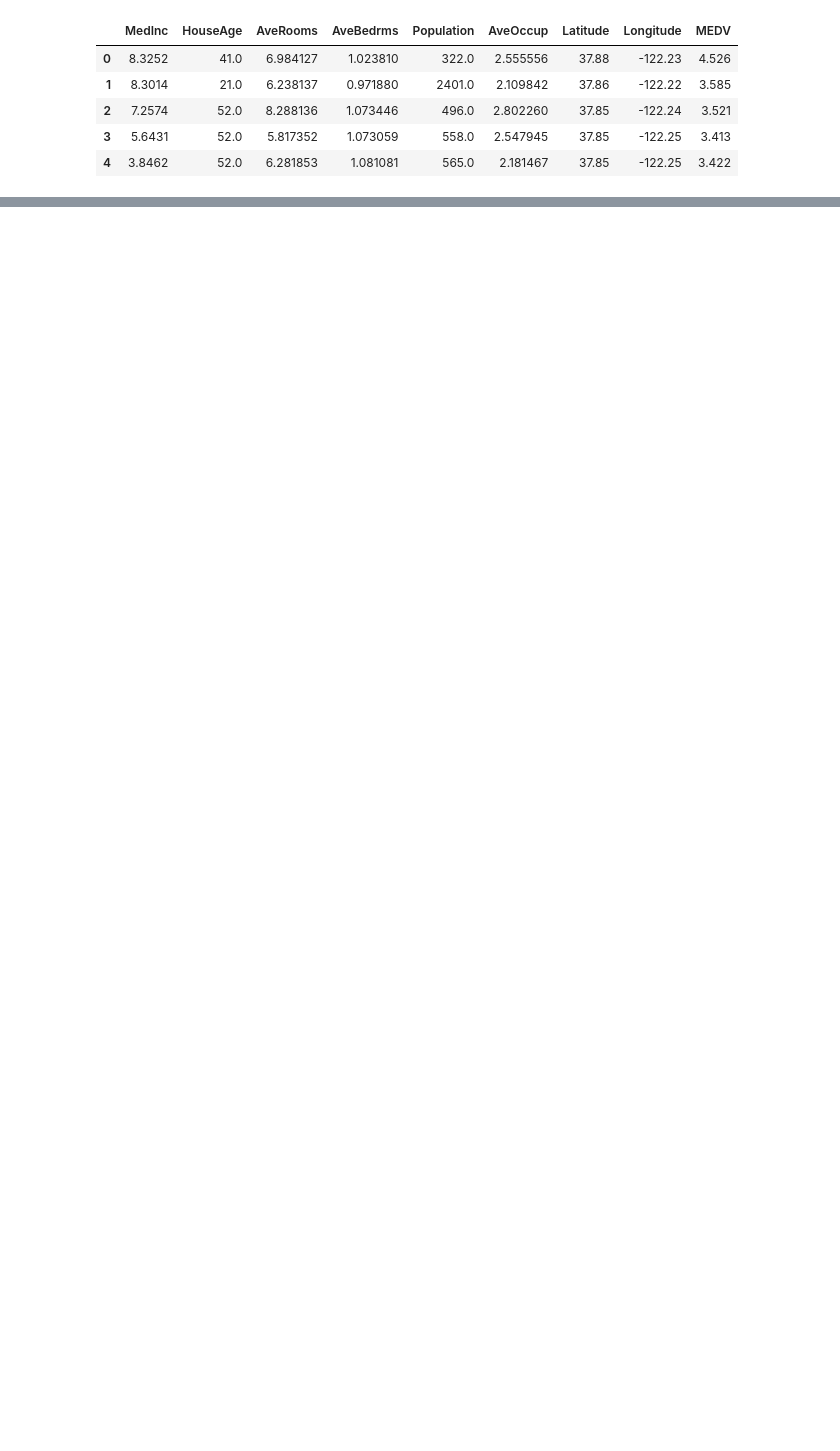
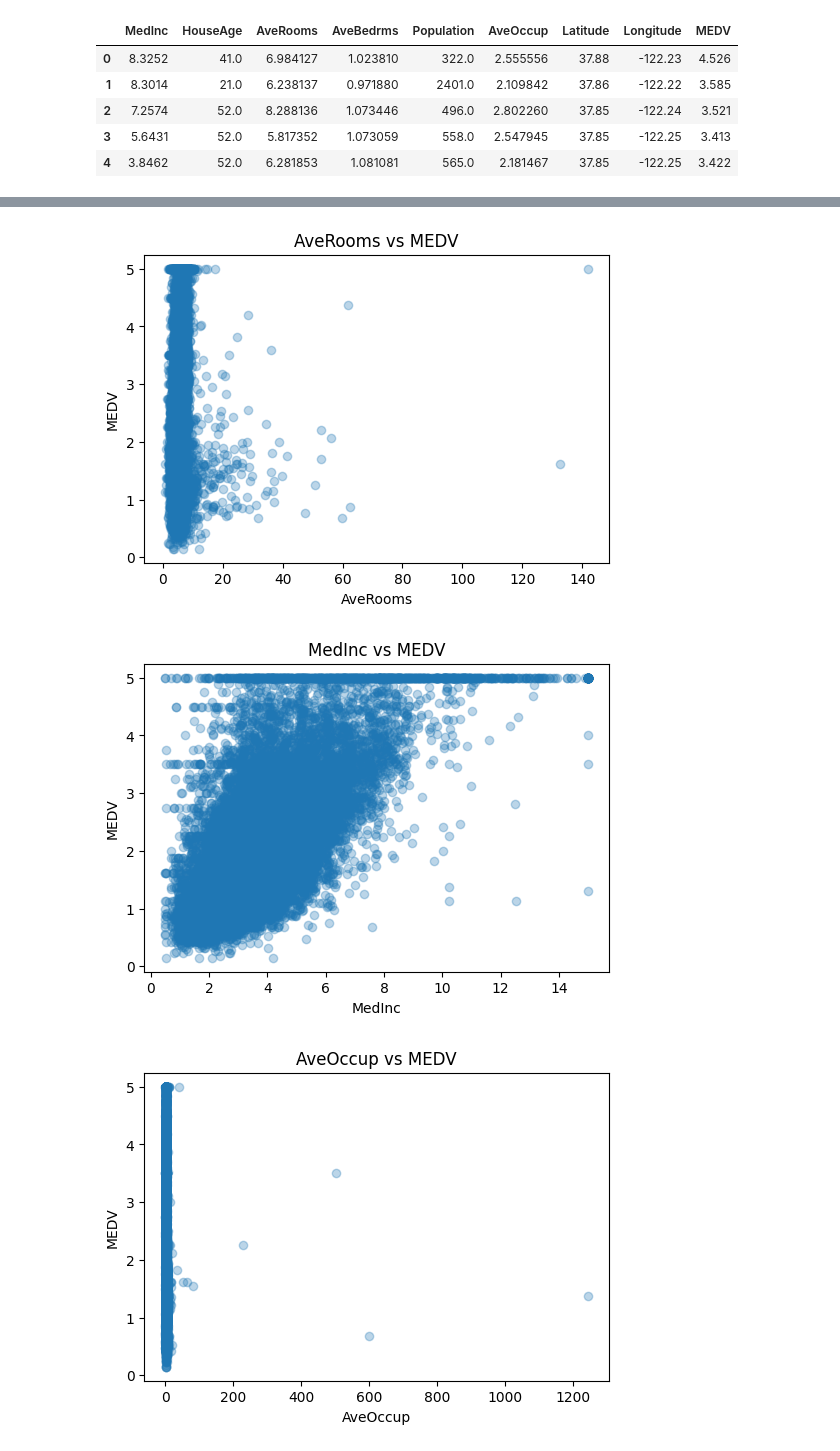
Before and after one commit to kadiwala1234/Introduction-to-Artificial-Intelligence, a Jupyter notebook: Assignment_7.ipynb, the cells around one changed output, grey strips where cells are left out. Saved outputs shown, nothing was run; the diff lists cells and outputs as text; code cells hidden in the pictures; blank space fills up the shorter version.

```diff
--- a/Assignment_7.ipynb
+++ b/Assignment_7.ipynb
@@ -130,0 +215,26 @@ df.head()
+# %%
+# TODO: Create a function to automate scatter plots for all features vs the target variable.
+# Hint: The function should loop over a list of features and plot scatter plots for each.
+
+# Define your function here:
+# --- Scatter Plot Function (All Features) ---
+def plot_feature_relationships(data, features, target):
+    for feature in features:
+        plt.figure(figsize=(6,4))
+        plt.scatter(data[feature], data[target], alpha=0.3)
+        plt.xlabel(feature)
+        plt.ylabel(target)
+        plt.title(f"{feature} vs {target}")
+        plt.show()
+# %%
+# TODO: Use the function to visualize the relationships between multiple features and the target variable.
+# Example: ['RM', 'LSTAT', 'AGE', 'CRIM']
+# Target: 'MEDV'
+
+# Add your code here:
+selected_features = ["AveRooms", "MedInc", "AveOccup", "HouseAge"]
+plot_feature_relationships(df, selected_features, "MEDV")
+# %% [output]
+[figure, added]
+[figure, added]
+[figure, added]
```
Also changed, not shown: parts of 12 cells of this notebook.
